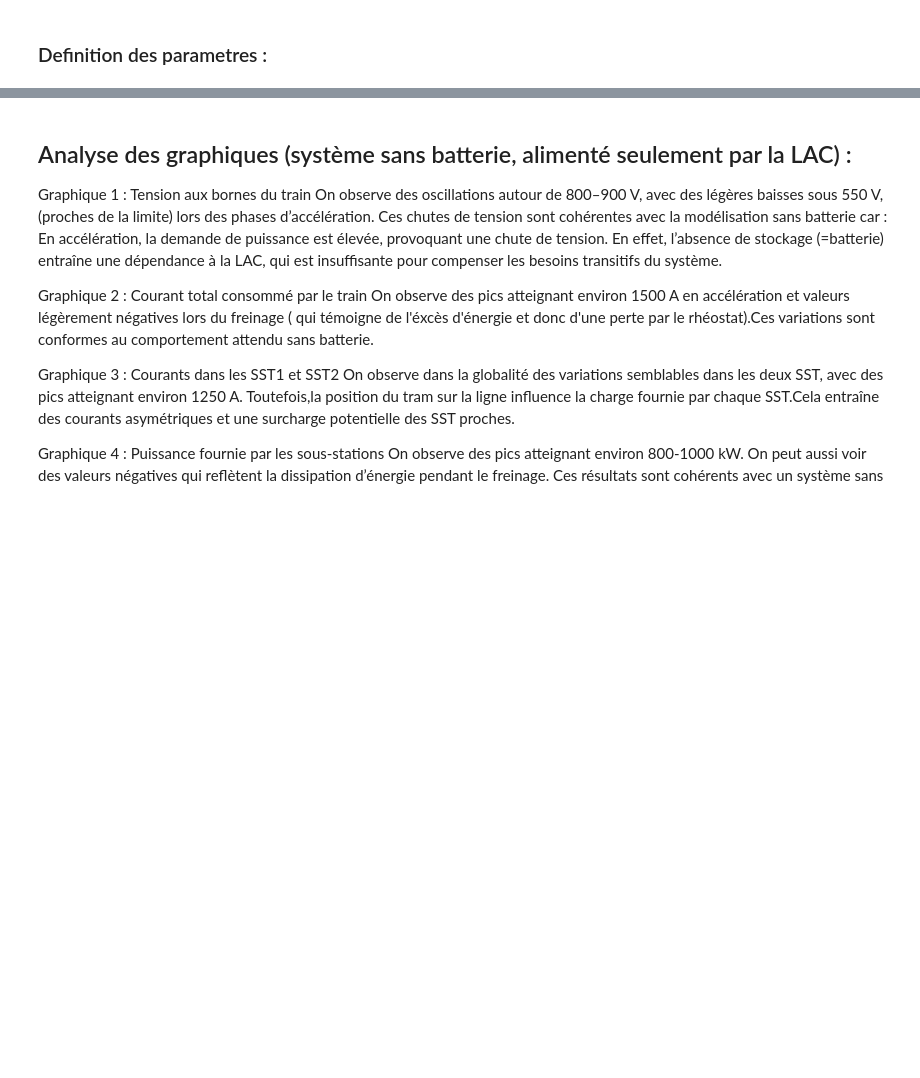
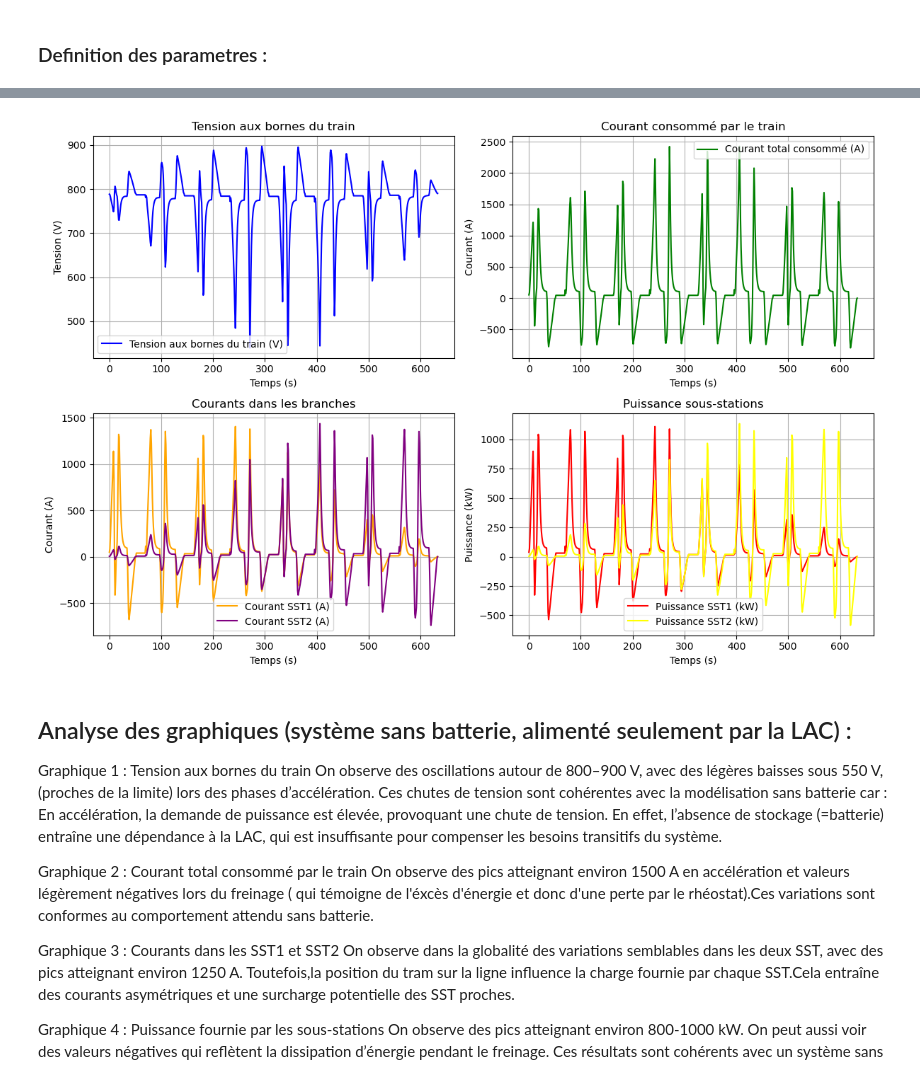
Before and after one commit to sheimay/Dimensionnement-de-stockage-embarque-dans-un-tramway, a Jupyter notebook: new_Partie_1.ipynb, the cells around one changed output, grey strips where cells are left out. Saved outputs shown, nothing was run; the diff lists cells and outputs as text; code cells hidden in the pictures; blank space fills up the shorter version.

```diff
--- a/new_Partie_1.ipynb
+++ b/new_Partie_1.ipynb
@@ -113,0 +96,95 @@ Chute de tension maximale : 258.78 V
+# %%
+
+# === Variables d'entrée ===
+L_total = x[-1]  # Longueur totale de la ligne
+P_elec = P_train  # Puissance demandée par le train
+
+# === Calcul des résistances ===
+R_LAC1 = rho_LAC * x
+R_rail1 = rho_rail * x
+R_LAC2 = rho_LAC * (L_total - x)
+R_rail2 = rho_rail * (L_total - x)
+
+# Résistance équivalente totale
+R_eq = (R_LAC1 + R_rail1 + R_ss1) * (R_LAC2 + R_rail2 + R_ss1) / (
+    R_LAC1 + R_rail1 + R_ss1 + R_LAC2 + R_rail2 + R_ss1
+)
+
+# === Initialisation des variables ===
+V_train = np.zeros_like(t)
+I_train = np.zeros_like(t)
+I1 = np.zeros_like(t)
+I2 = np.zeros_like(t)
+
+# === Contraintes ===
+#P_max = V_ss1**2 / (4 * R_eq)  # Puissance maximale admissible
+V_min=500
+
+# === Boucle pour le calcul ===
+for i in range(len(t)):
+    # Limiter la puissance demandé  # Puissance plafonnée
+
+    # Calcul du discriminant
+    discriminant = V_ss1**2 - 4 * R_eq[i]* P_elec[i]
+
+    # Calcul de la tension aux bornes du train
+    if discriminant >= 0:
+        V_train[i] = (V_ss1 + np.sqrt(discriminant)) / 2  # Solution réelle
+    else:
+        V_train[i] = V_min # Fixer à la valeur minimale admissible
+
+    # Calcul des courants
+    I1[i] = (V_ss1 - V_train[i]) / (R_LAC1[i] + R_rail1[i] + R_ss1)
+    I2[i] = (V_ss1 - V_train[i]) / (R_LAC2[i] + R_rail2[i] + R_ss1)
+    I_train[i] = I1[i] + I2[i]  # Somme des courants des deux sous-stations
+
+# === Calcul des puissances fournies ===
+P_ss1 = V_ss1 * I1
+P_ss2 = V_ss1 * I2
+delta_V_max = V_ss1 - np.min(V_train)  # Chute de tension maximale
+print(f"Chute de tension maximale : {delta_V_max:.2f} V")
+
+# === Visualisation des résultats ===
+plt.figure(figsize=(12, 8))
+
+# 1. Tension aux bornes du train
+plt.subplot(2, 2, 1)
+plt.plot(t, V_train, label="Tension aux bornes du train (V)", color="blue")
+plt.xlabel("Temps (s)")
+plt.ylabel("Tension (V)")
+plt.title("Tension aux bornes du train")
+plt.legend()
+plt.grid()
+
+# 2. Courant total consommé
+plt.subplot(2, 2, 2)
+plt.plot(t, I_train, label="Courant total consommé (A)", color="green")
+plt.xlabel("Temps (s)")
+plt.ylabel("Courant (A)")
+plt.title("Courant consommé par le train")
+plt.legend()
+plt.grid()
+
+# 3. Courants dans les branches
+plt.subplot(2, 2, 3)
+plt.plot(t, I1, label="Courant SST1 (A)", color="orange")
+plt.plot(t, I2, label="Courant SST2 (A)", color="purple")
+plt.xlabel("Temps (s)")
+plt.ylabel("Courant (A)")
+plt.title("Courants dans les branches")
+plt.legend()
+plt.grid()
+
+# 4. Puissance fournie par les sous-stations
+plt.subplot(2, 2, 4)
+plt.plot(t, P_ss1 / 1e3, label="Puissance SST1 (kW)", color="red")
+plt.plot(t, P_ss2 / 1e3, label="Puissance SST2 (kW)", color="yellow")
+plt.xlabel("Temps (s)")
+plt.ylabel("Puissance (kW)")
+plt.title("Puissance sous-stations")
+plt.legend()
+plt.grid()
+
+plt.tight_layout()
+plt.show()
+# %% [output]
@@ -114,3 +192,4 @@ Chute de tension maximale : 258.78 V
+[figure, added]
 # %% [markdown]
 ## Analyse des graphiques (système sans batterie, alimenté seulement par la LAC) :
 
```
Also changed, not shown: parts of 10 cells of this notebook.
